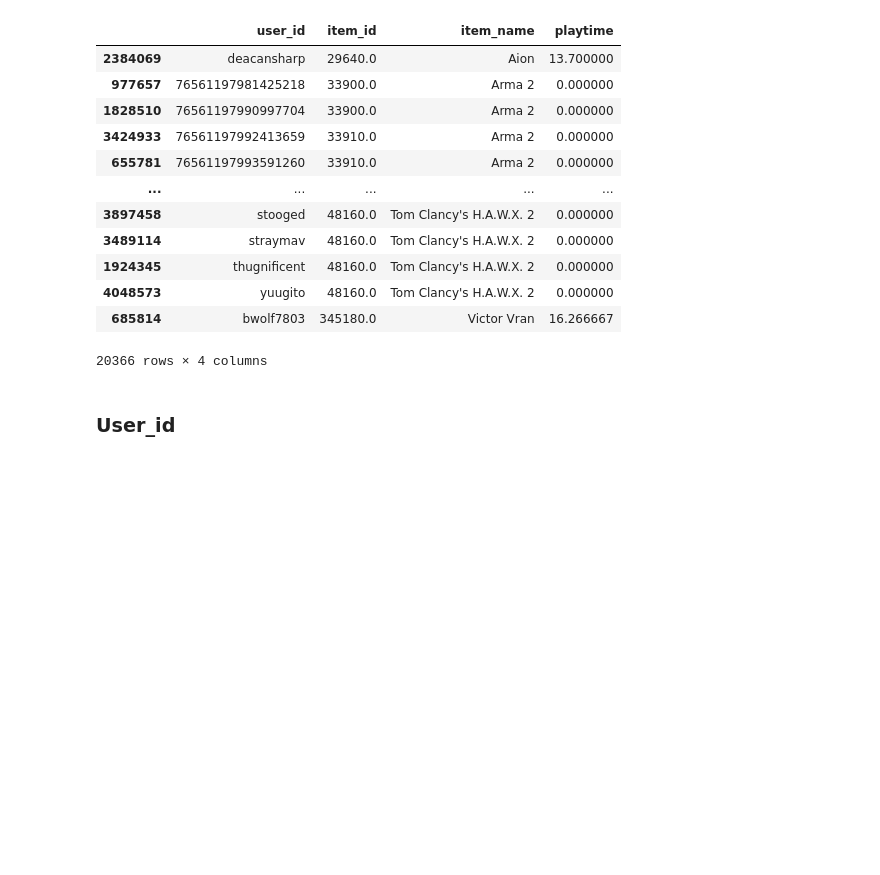
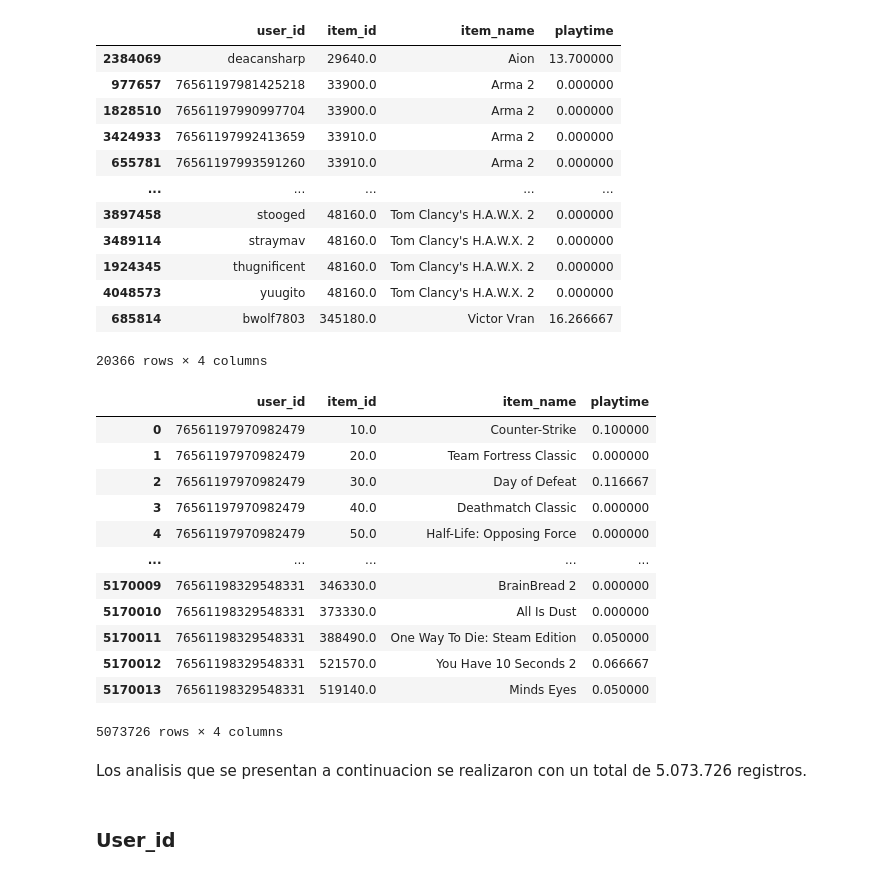
Before and after one commit to carocardenas0699/PI-Machine-Learning, a Jupyter notebook: EDA.ipynb, the cells around one changed output. Saved outputs shown, nothing was run; the diff lists cells and outputs as text; code cells hidden in the pictures; blank space fills up the shorter version.

```diff
--- a/EDA.ipynb
+++ b/EDA.ipynb
@@ -870,5 +908,23 @@ d_min
 20366 rows × 4 columns
 # %%
 items.drop(d_min.index,inplace=True)
+# %%
+items
+# %% [output]
+|  | user_id | item_id | item_name | playtime |
+| 0 | 76561197970982479 | 10.0 | Counter-Strike | 0.100000 |
+| 1 | 76561197970982479 | 20.0 | Team Fortress Classic | 0.000000 |
+| 2 | 76561197970982479 | 30.0 | Day of Defeat | 0.116667 |
+| 3 | 76561197970982479 | 40.0 | Deathmatch Classic | 0.000000 |
+| 4 | 76561197970982479 | 50.0 | Half-Life: Opposing Force | 0.000000 |
+| ... | ... | ... | ... | ... |
+| 5170009 | 76561198329548331 | 346330.0 | BrainBread 2 | 0.000000 |
+| 5170010 | 76561198329548331 | 373330.0 | All Is Dust | 0.000000 |
+| 5170011 | 76561198329548331 | 388490.0 | One Way To Die: Steam Edition | 0.050000 |
+| 5170012 | 76561198329548331 | 521570.0 | You Have 10 Seconds 2 | 0.066667 |
+| 5170013 | 76561198329548331 | 519140.0 | Minds Eyes | 0.050000 |
+5073726 rows × 4 columns
+# %% [markdown]
+Los analisis que se presentan a continuacion se realizaron con un total de 5.073.726 registros.
 # %% [markdown]
 ### User_id
```
Also changed, not shown: parts of 31 cells of this notebook.
